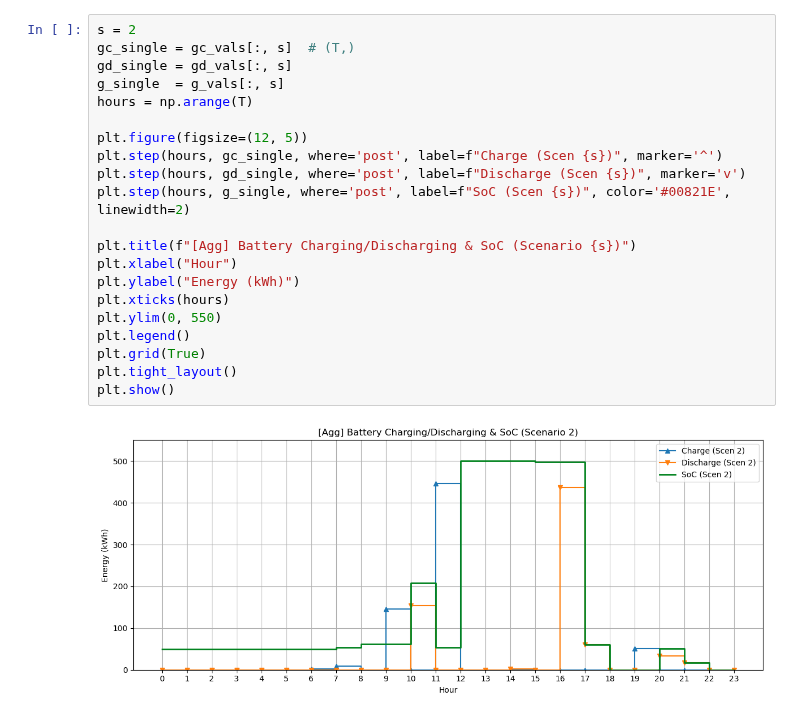
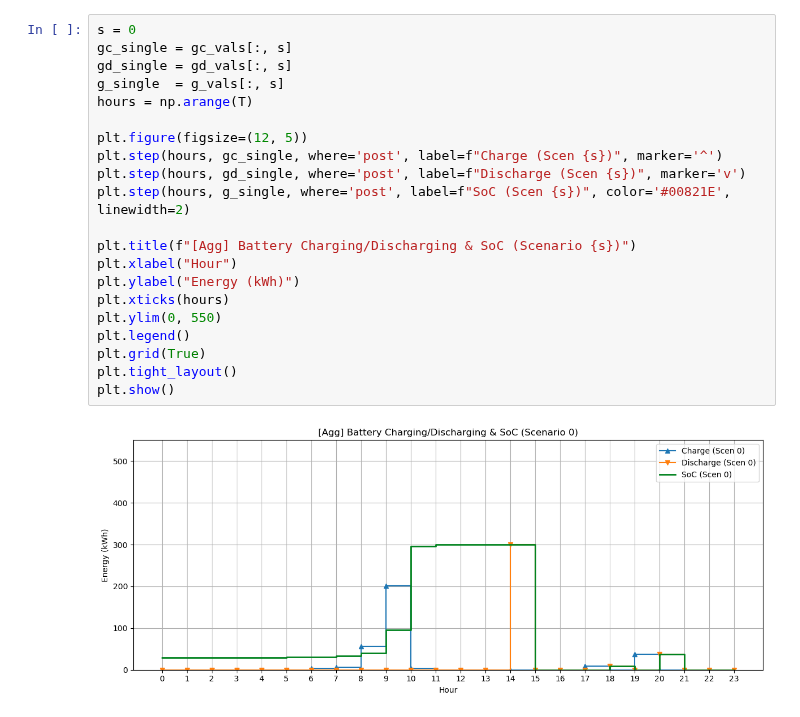
Before and after one commit to syeoyo/der, a Jupyter notebook: der_s_agg.ipynb, the cells around one changed output. Saved outputs shown, nothing was run; the diff lists cells and outputs as text.

```diff
--- a/der_s_agg.ipynb
+++ b/der_s_agg.ipynb
@@ -146,23 +158,23 @@ for t in range(13,15):
 # %%
-s = 2
-gc_single = gc_vals[:, s]  # (T,)
+s = 0
+gc_single = gc_vals[:, s]
 gd_single = gd_vals[:, s]
 g_single  = g_vals[:, s]
 hours = np.arange(T)
 
 plt.figure(figsize=(12, 5))
 plt.step(hours, gc_single, where='post', label=f"Charge (Scen {s})", marker='^')
 plt.step(hours, gd_single, where='post', label=f"Discharge (Scen {s})", marker='v')
 plt.step(hours, g_single, where='post', label=f"SoC (Scen {s})", color='#00821E', linewidth=2)
 
 plt.title(f"[Agg] Battery Charging/Discharging & SoC (Scenario {s})")
 plt.xlabel("Hour")
 plt.ylabel("Energy (kWh)")
 plt.xticks(hours)
 plt.ylim(0, 550)
 plt.legend()
 plt.grid(True)
 plt.tight_layout()
 plt.show()
 # %% [output]
-[figure, old version]
+[figure, new version]
```
Also changed, not shown: parts of 5 cells of this notebook, 3 other files.
